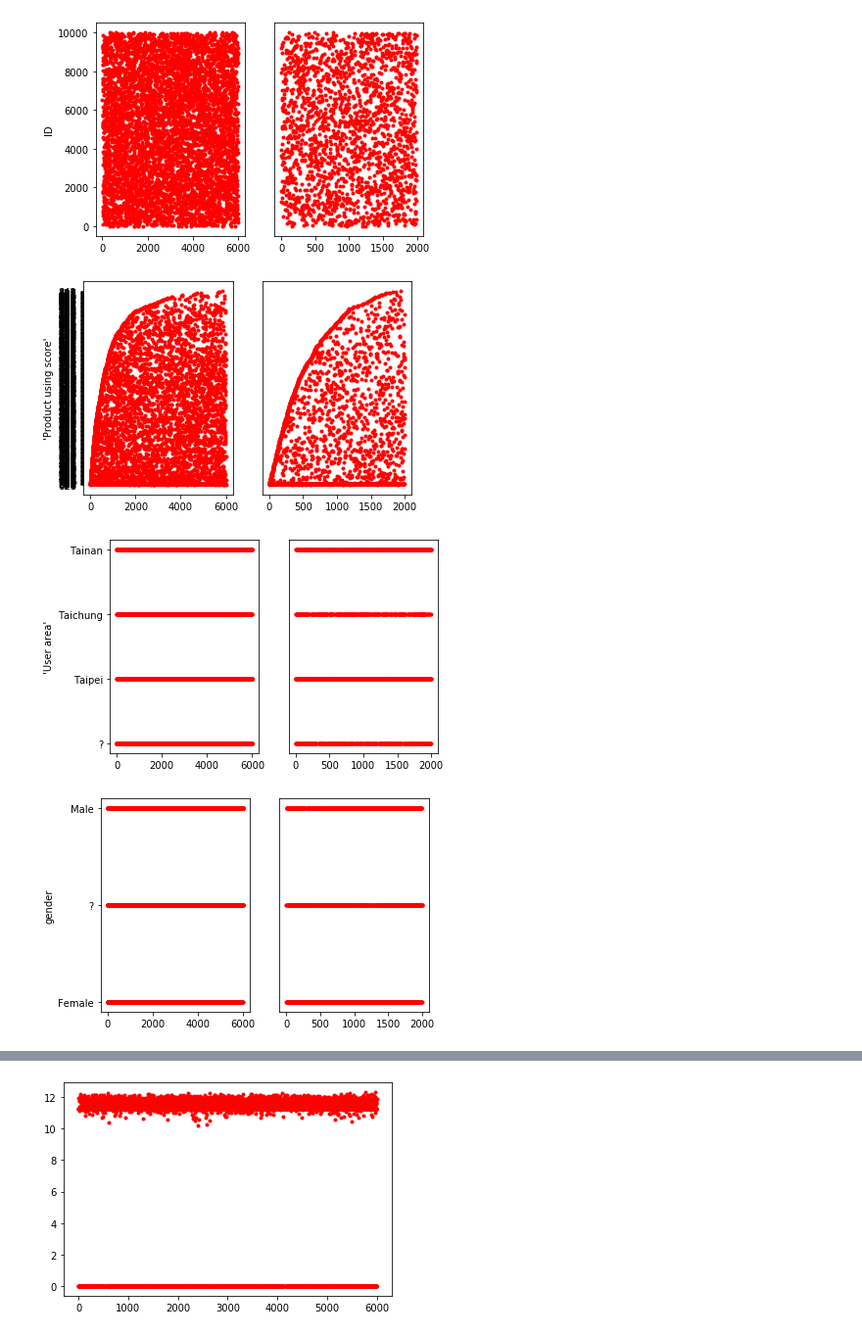
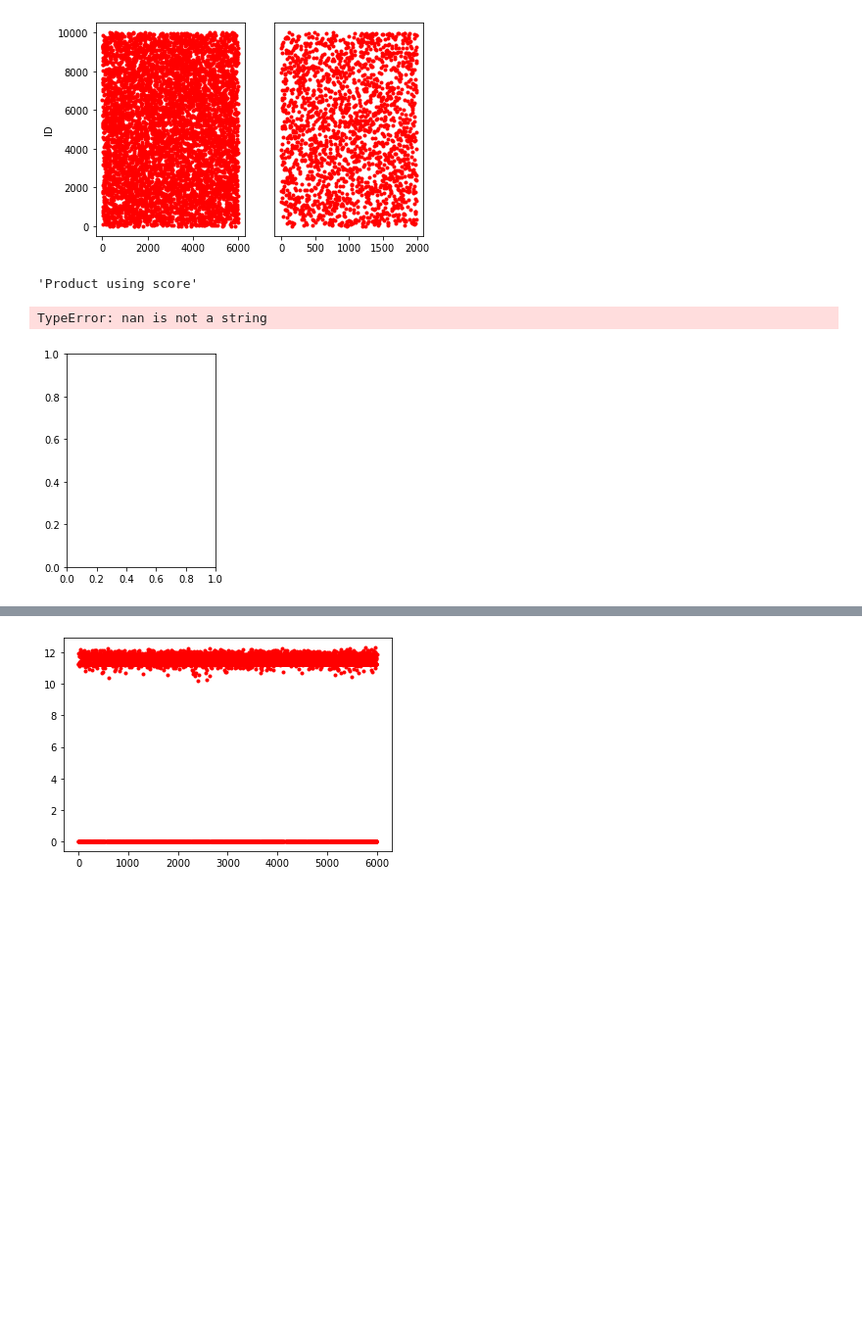
Before and after one commit to wjunneng/2019-CDA-Product-Marketing-Model-Construction-And-Forecasting, a Jupyter notebook: eda/9_20.ipynb, the cells around one changed output, grey strips where cells are left out. Shown at 98% size. Cells and saved outputs as stored; diff of their text form; code cells hidden in the pictures; blank space fills up the shorter version.

```diff
--- a/eda/9_20.ipynb
+++ b/eda/9_20.ipynb
@@ -25,5 +25,5 @@ df_training["'Product using score'"].value_counts()
 Name: 'Product using score', Length: 440, dtype: int64
 # %%
-# import numpy as np
-# df_training.replace('?', np.nan, inplace=True)
-# df_training.isnull().sum()
+import numpy as np
+df_training.replace('?', np.nan, inplace=True)
+df_training.isnull().sum()
@@ -51,19 +65,19 @@ ID
 1    1223
 Name: 'Purchase or not', dtype: int64
 # %%
-# %matplotlib inline
-# import matplotlib.pyplot as plt
-#
-# i = 0
-# for column in df_training.columns:
-#     i += 1
-#     print(column)
-#     plt.subplot(1, 2, 1)
-#     plt.plot(list(df_training.index), df_training.loc[:, column],'r.')
-#     plt.ylabel(column)
-#     plt.subplot(1, 2, 2)
-#     plt.plot(list(df_test.index), df_test.loc[:, column],'r.')
-#     plt.yticks([])
-#     plt.show()
+%matplotlib inline
+import matplotlib.pyplot as plt
+
+i = 0
+for column in df_training.columns:
+    i += 1
+    print(column)
+    plt.subplot(1, 2, 1)
+    plt.plot(list(df_training.index), df_training.loc[:, column],'r.')
+    plt.ylabel(column)
+    plt.subplot(1, 2, 2)
+    plt.plot(list(df_test.index), df_test.loc[:, column],'r.')
+    plt.yticks([])
+    plt.show()
 # %% [output]
 ID
@@ -81,4 +84,4 @@ age
 [figure]
+'Product using score'
+TypeError: nan is not a string
-[figure, old version]
+[figure, new version]
-[figure, removed]
-[figure, removed]
```
Also changed, not shown: parts of 4 cells of this notebook, 16 other files.
